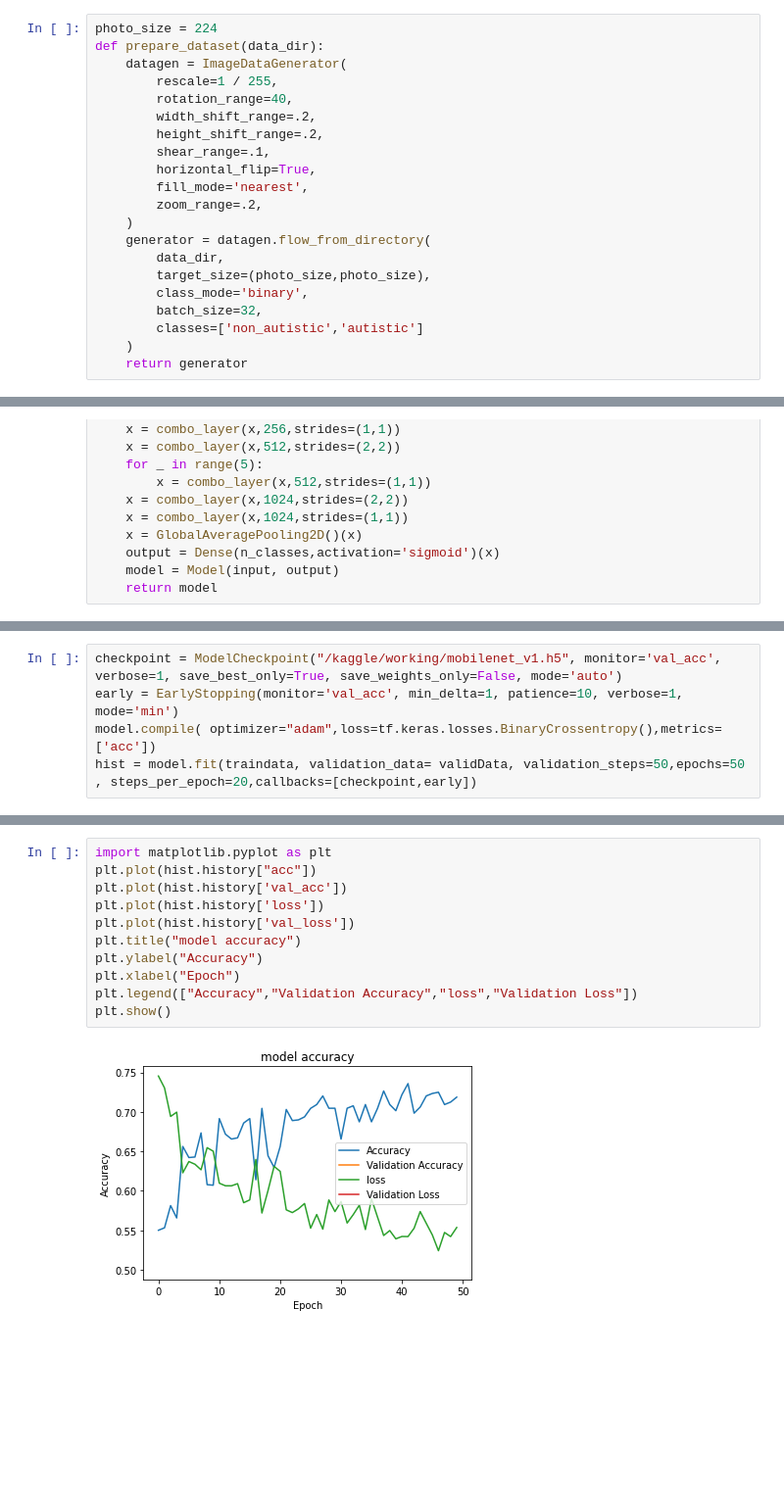
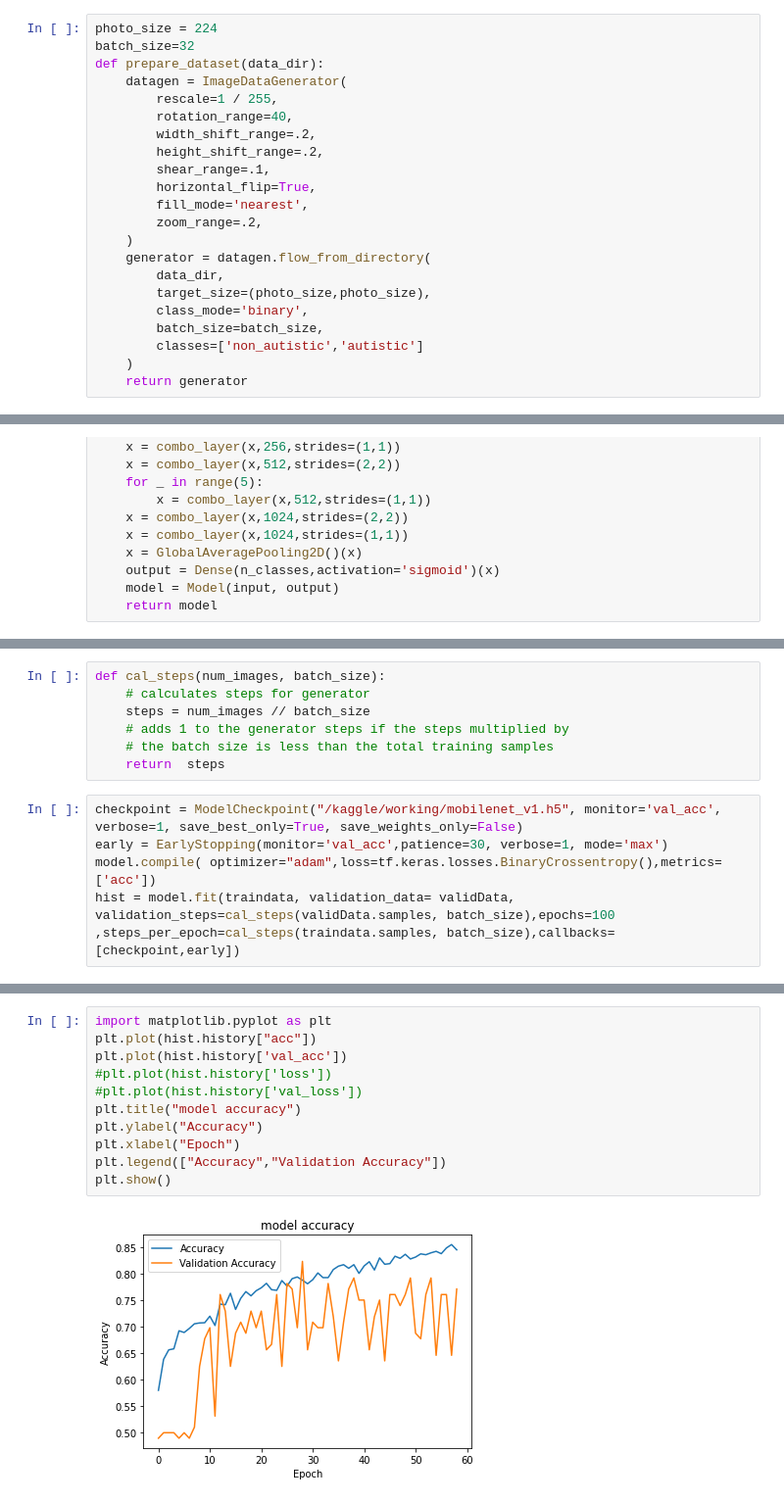
Before and after one commit to GP-Autism-Detection/GraduationProject, a Jupyter notebook: modified_mobilenetV1.ipynb, the cells around one changed output, grey strips where cells are left out. Shown at 98% size. Drawn from its saved outputs; the diff is of its cells as text; blank space fills up the shorter version.

Commit message:
Kaggle Notebook | Autism detection [demo] | Version 9

```diff
--- a/modified_mobilenetV1.ipynb
+++ b/modified_mobilenetV1.ipynb
@@ -40,6 +40,7 @@ print(keras.__version__)
 # # Preparing Dataset
 # %%
 photo_size = 224
+batch_size=32
 def prepare_dataset(data_dir):
     datagen = ImageDataGenerator(
         rescale=1 / 255,
@@ -55,7 +56,7 @@ def prepare_dataset(data_dir):
         data_dir,
         target_size=(photo_size,photo_size),
         class_mode='binary',
-        batch_size=32,
+        batch_size=batch_size,
         classes=['non_autistic','autistic']
     )
     return generator
@@ -146,6 +134,13 @@ _________________________________________________________________
+# %%
+def cal_steps(num_images, batch_size):
+    # calculates steps for generator
+    steps = num_images // batch_size
+    # adds 1 to the generator steps if the steps multiplied by
+    # the batch size is less than the total training samples
+    return  steps
 # %%
-checkpoint = ModelCheckpoint("/kaggle/working/mobilenet_v1.h5", monitor='val_acc', verbose=1, save_best_only=True, save_weights_only=False, mode='auto')
-early = EarlyStopping(monitor='val_acc', min_delta=1, patience=10, verbose=1, mode='min')
+checkpoint = ModelCheckpoint("/kaggle/working/mobilenet_v1.h5", monitor='val_acc', verbose=1, save_best_only=True, save_weights_only=False)
+early = EarlyStopping(monitor='val_acc',patience=30, verbose=1, mode='max')
 model.compile( optimizer="adam",loss=tf.keras.losses.BinaryCrossentropy(),metrics=['acc'])
-hist = model.fit(traindata, validation_data= validData, validation_steps=50,epochs=50 , steps_per_epoch=20,callbacks=[checkpoint,early])
+hist = model.fit(traindata, validation_data= validData, validation_steps=cal_steps(validData.samples, batch_size),epochs=100 ,steps_per_epoch=cal_steps(traindata.samples, batch_size),callbacks=[checkpoint,early])
 # %% [output]
@@ -172,16 +167,16 @@ Epoch 50/50
 # %%
 import matplotlib.pyplot as plt
 plt.plot(hist.history["acc"])
 plt.plot(hist.history['val_acc'])
-plt.plot(hist.history['loss'])
-plt.plot(hist.history['val_loss'])
+#plt.plot(hist.history['loss'])
+#plt.plot(hist.history['val_loss'])
 plt.title("model accuracy")
 plt.ylabel("Accuracy")
 plt.xlabel("Epoch")
-plt.legend(["Accuracy","Validation Accuracy","loss","Validation Loss"])
+plt.legend(["Accuracy","Validation Accuracy"])
 plt.show()
 # %% [output]
-[figure, old version]
+[figure, new version]
 # %%
 model.evaluate(traindata)
 # %% [output]
```
Also changed, not shown: parts of 7 cells of this notebook.
